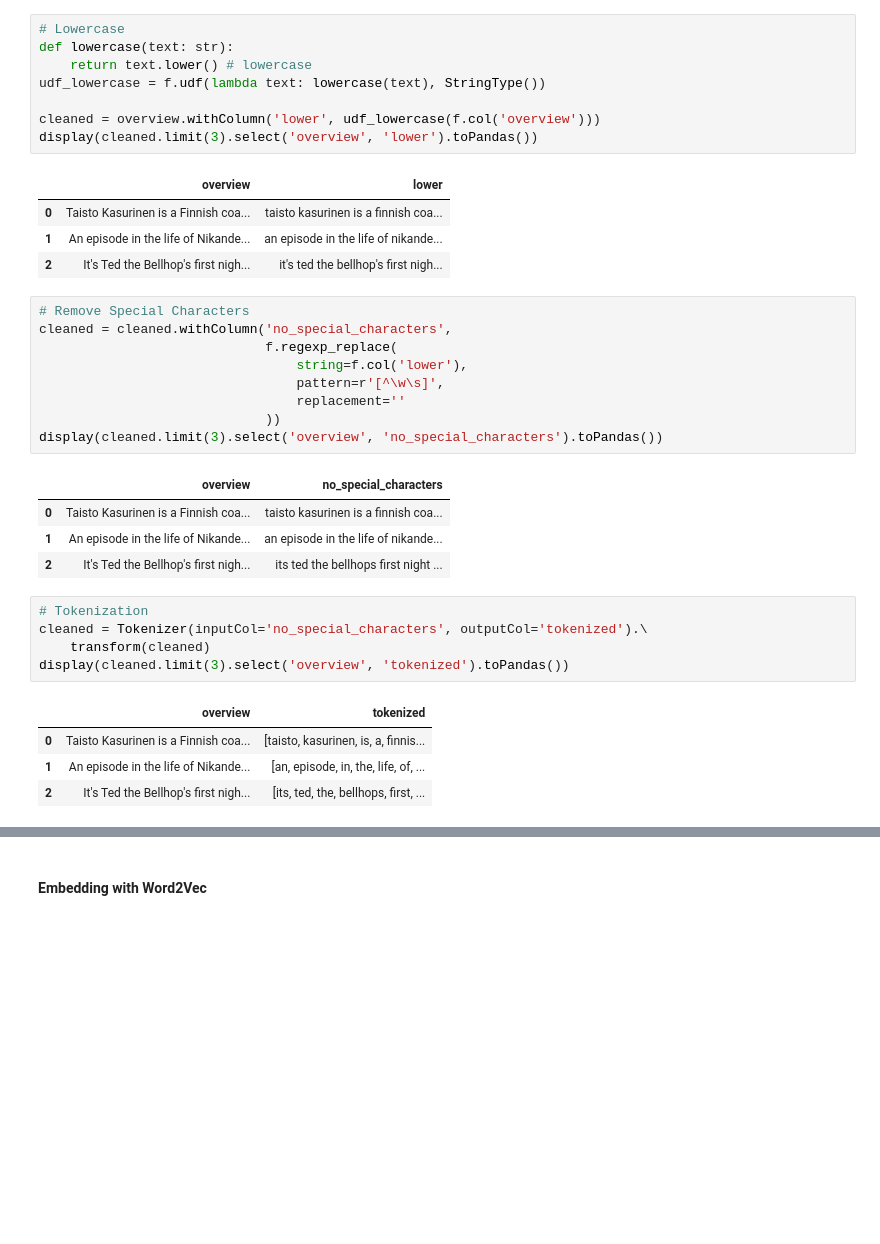
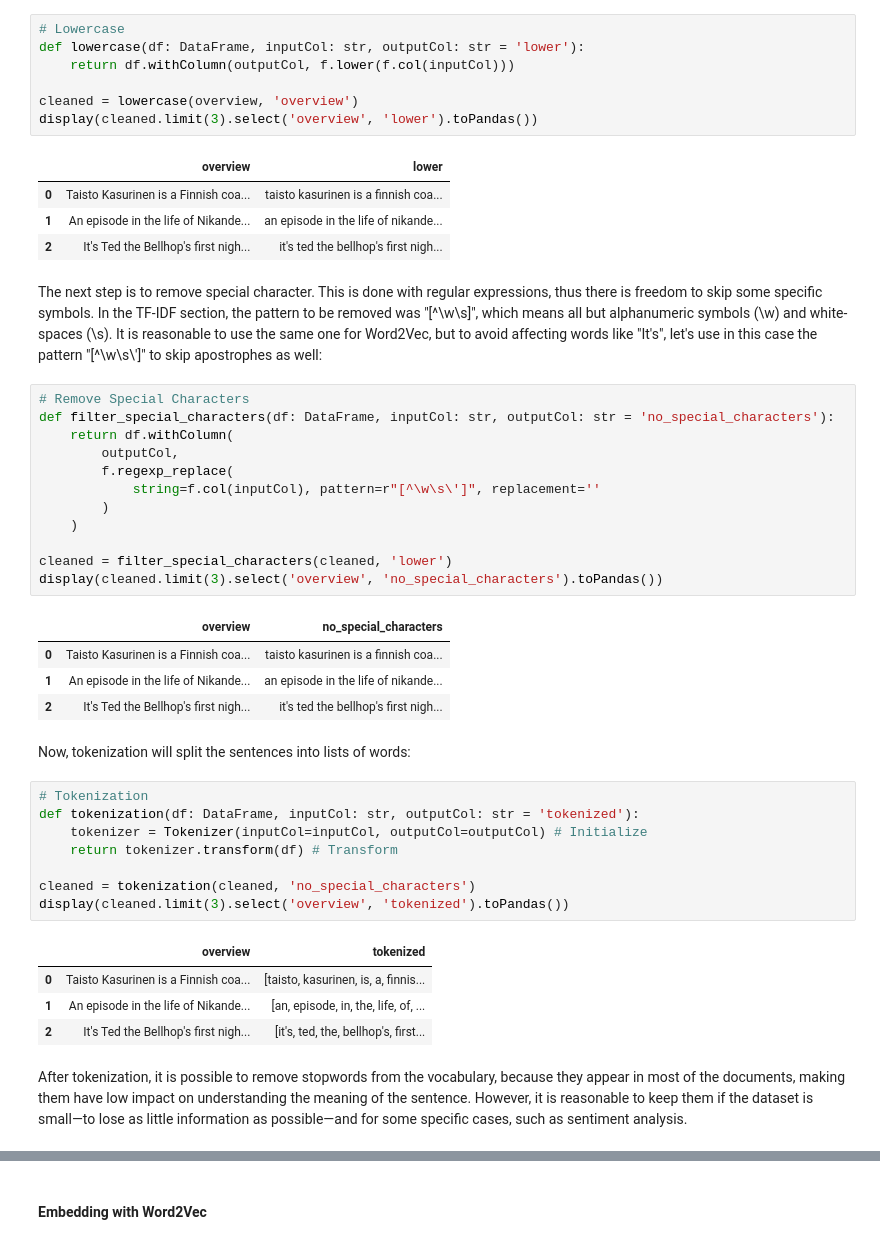
Before and after one commit to DomingoPC/Movie-Recommender-System, a Jupyter notebook: content_based_rs.ipynb, the cells around one changed output, grey strips where cells are left out. Cells and saved outputs as stored; diff of their text form; blank space fills up the shorter version.

```diff
--- a/content_based_rs.ipynb
+++ b/content_based_rs.ipynb
@@ -761,39 +772,50 @@ display(original_sample)
 # %%
 # Lowercase
-def lowercase(text: str):
-    return text.lower() # lowercase
-udf_lowercase = f.udf(lambda text: lowercase(text), StringType())
+def lowercase(df: DataFrame, inputCol: str, outputCol: str = 'lower'):
+    return df.withColumn(outputCol, f.lower(f.col(inputCol)))
 
-cleaned = overview.withColumn('lower', udf_lowercase(f.col('overview')))
+cleaned = lowercase(overview, 'overview')
 display(cleaned.limit(3).select('overview', 'lower').toPandas())
 # %% [output]
 |  | overview | lower |
 | 0 | Taisto Kasurinen is a Finnish coa... | taisto kasurinen is a finnish coa... |
 | 1 | An episode in the life of Nikande... | an episode in the life of nikande... |
 | 2 | It's Ted the Bellhop's first nigh... | it's ted the bellhop's first nigh... |
+# %% [markdown]
+The next step is to remove special character. This is done with regular expressions, thus there is freedom to skip some specific symbols. In the TF-IDF section, the pattern to be removed was "[^\w\s]", which means all but alphanumeric symbols (\w) and white-spaces (\s). It is reasonable to use the same one for Word2Vec, but to avoid affecting words like "It's", let's use in this case the pattern "[^\w\s\\']" to skip apostrophes as well:
 # %%
 # Remove Special Characters
-cleaned = cleaned.withColumn('no_special_characters',
-                             f.regexp_replace(
-                                 string=f.col('lower'),
-                                 pattern=r'[^\w\s]',
-                                 replacement=''
-                             ))
+def filter_special_characters(df: DataFrame, inputCol: str, outputCol: str = 'no_special_characters'):
+    return df.withColumn(
+        outputCol,
+        f.regexp_replace(
+            string=f.col(inputCol), pattern=r"[^\w\s\']", replacement=''
+        )
+    )
+
+cleaned = filter_special_characters(cleaned, 'lower')
 display(cleaned.limit(3).select('overview', 'no_special_characters').toPandas())
 # %% [output]
 |  | overview | no_special_characters |
 | 0 | Taisto Kasurinen is a Finnish coa... | taisto kasurinen is a finnish coa... |
 | 1 | An episode in the life of Nikande... | an episode in the life of nikande... |
-| 2 | It's Ted the Bellhop's first nigh... | its ted the bellhops first night ... |
+| 2 | It's Ted the Bellhop's first nigh... | it's ted the bellhop's first nigh... |
+# %% [markdown]
+Now, tokenization will split the sentences into lists of words:
 # %%
 # Tokenization
-cleaned = Tokenizer(inputCol='no_special_characters', outputCol='tokenized').\
-    transform(cleaned)
+def tokenization(df: DataFrame, inputCol: str, outputCol: str = 'tokenized'):
+    tokenizer = Tokenizer(inputCol=inputCol, outputCol=outputCol) # Initialize
+    return tokenizer.transform(df) # Transform
+
+cleaned = tokenization(cleaned, 'no_special_characters')
 display(cleaned.limit(3).select('overview', 'tokenized').toPandas())
 # %% [output]
 |  | overview | tokenized |
 | 0 | Taisto Kasurinen is a Finnish coa... | [taisto, kasurinen, is, a, finnis... |
 | 1 | An episode in the life of Nikande... | [an, episode, in, the, life, of, ... |
-| 2 | It's Ted the Bellhop's first nigh... | [its, ted, the, bellhops, first, ... |
+| 2 | It's Ted the Bellhop's first nigh... | [it's, ted, the, bellhop's, first... |
+# %% [markdown]
+After tokenization, it is possible to remove stopwords from the vocabulary, because they appear in most of the documents, making them have low impact on understanding the meaning of the sentence. However, it is reasonable to keep them if the dataset is small—to lose as little information as possible—and for some specific cases, such as sentiment analysis.
 # %%
 # Remove StopWords
```
Also changed, not shown: parts of 10 cells of this notebook.
